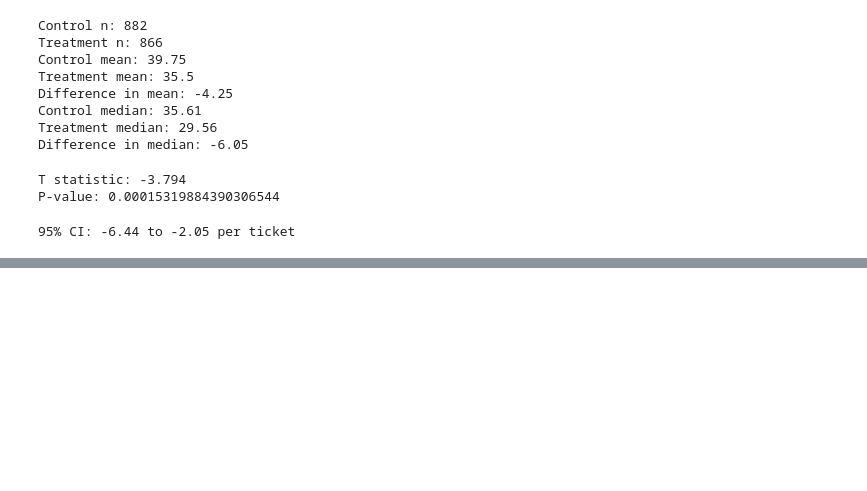
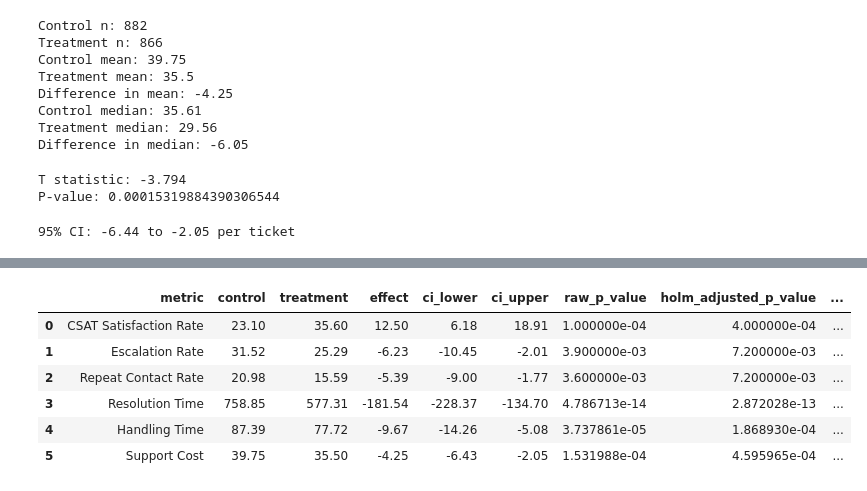
Before and after one commit to maryjonah/mobility-support-intelligence, a Jupyter notebook: notebooks/guided_workflow_experiment_analysis.ipynb, the cells around one changed output, grey strips where cells are left out. Drawn from its saved outputs; the diff is of its cells as text; code cells hidden in the pictures; blank space fills up the shorter version.

Commit message:
Applying bootstrap confidence interval and Holm correction

```diff
--- a/notebooks/guided_workflow_experiment_analysis.ipynb
+++ b/notebooks/guided_workflow_experiment_analysis.ipynb
@@ -677,0 +678,7 @@ Name: total_support_cost, dtype: float64
+# %%
+from statsmodels.stats.multitest import multipletests
+
+p_values = [0.0001, 0.0039, 0.0036, 4.786713260594493e-14, 3.737860508526316e-05, 0.00015319884390306544]
+
+reject, adjusted_p_values, _, _ = multipletests(p_values, alpha=0.5, method="holm")
+adjusted_p_values
@@ -677,0 +711,88 @@ Name: total_support_cost, dtype: float64
+# %%
+final_results = pd.DataFrame({
+    "metric": [
+        "CSAT Satisfaction Rate",
+        "Escalation Rate",
+        "Repeat Contact Rate",
+        "Resolution Time",
+        "Handling Time",
+        "Support Cost",
+    ],
+
+    "control": [
+        23.1,
+        31.52,
+        20.98,
+        758.85,
+        87.39,
+        39.75,
+    ],
+
+    "treatment": [
+        35.6,
+        25.29,
+        15.59,
+        577.31,
+        77.72,
+        35.50,
+    ],
+
+    "effect": [
+        12.5,
+        -6.23,
+        -5.39,
+        -181.54,
+        -9.67,
+        -4.25,
+    ],
+
+    "ci_lower": [
+        6.18,
+        -10.45,
+        -9.00,
+        -228.37,
+        -14.26,
+        -6.43,
+    ],
+
+    "ci_upper": [
+        18.91,
+        -2.01,
+        -1.77,
+        -134.70,
+        -5.08,
+        -2.05,
+    ],
+
+    "raw_p_value": [
+        0.0001,
+        0.0039,
+        0.0036,
+        4.786713260594493e-14,
+        3.737860508526316e-05,
+        0.00015319884390306544,
+    ],
+
+    "holm_adjusted_p_value": adjusted_p_values,
+
+    "significant_after_adjustment": reject,
+
+    "unit": [
+        "percentage points",
+        "percentage points",
+        "percentage points",
+        "minutes",
+        "minutes",
+        "USD per ticket",
+    ],
+})
+
+final_results
+# %% [output]
+|  | metric | control | treatment | effect | ci_lower | ci_upper | raw_p_value | holm_adjusted_p_value | ... |
+| 0 | CSAT Satisfaction Rate | 23.10 | 35.60 | 12.50 | 6.18 | 18.91 | 1.000000e-04 | 4.000000e-04 | ... |
+| 1 | Escalation Rate | 31.52 | 25.29 | -6.23 | -10.45 | -2.01 | 3.900000e-03 | 7.200000e-03 | ... |
+| 2 | Repeat Contact Rate | 20.98 | 15.59 | -5.39 | -9.00 | -1.77 | 3.600000e-03 | 7.200000e-03 | ... |
+| 3 | Resolution Time | 758.85 | 577.31 | -181.54 | -228.37 | -134.70 | 4.786713e-14 | 2.872028e-13 | ... |
+| 4 | Handling Time | 87.39 | 77.72 | -9.67 | -14.26 | -5.08 | 3.737861e-05 | 1.868930e-04 | ... |
+| 5 | Support Cost | 39.75 | 35.50 | -4.25 | -6.43 | -2.05 | 1.531988e-04 | 4.595965e-04 | ... |
```
Also changed, not shown: parts of 7 cells of this notebook.
